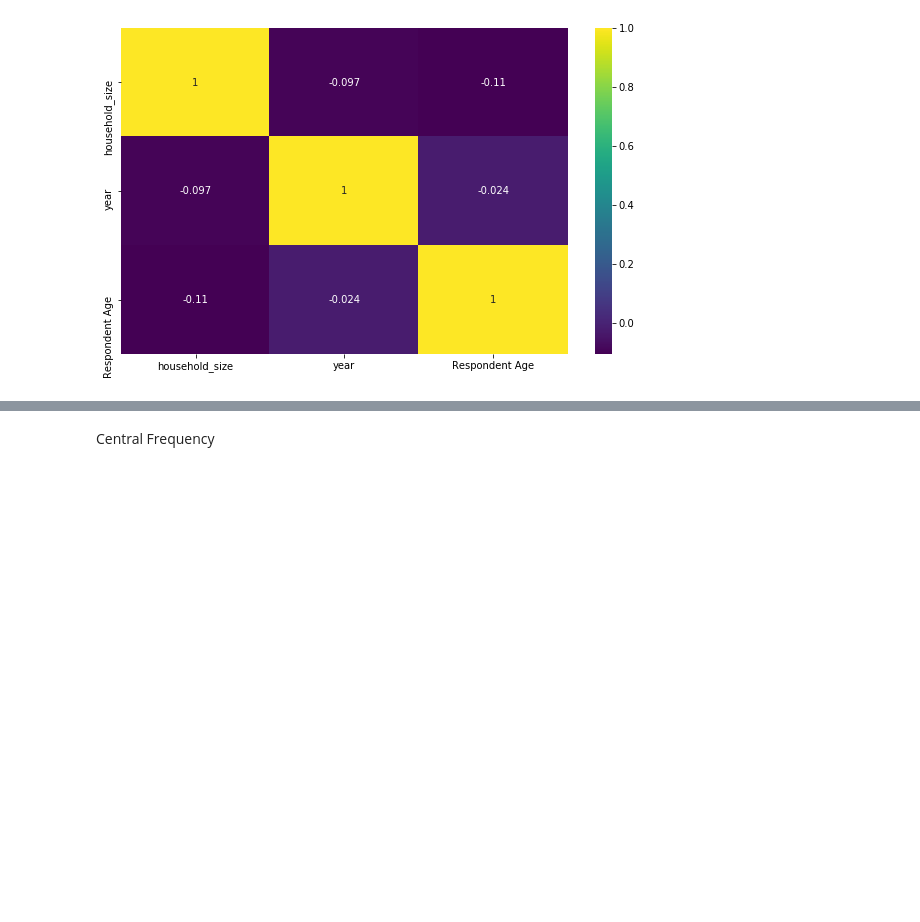
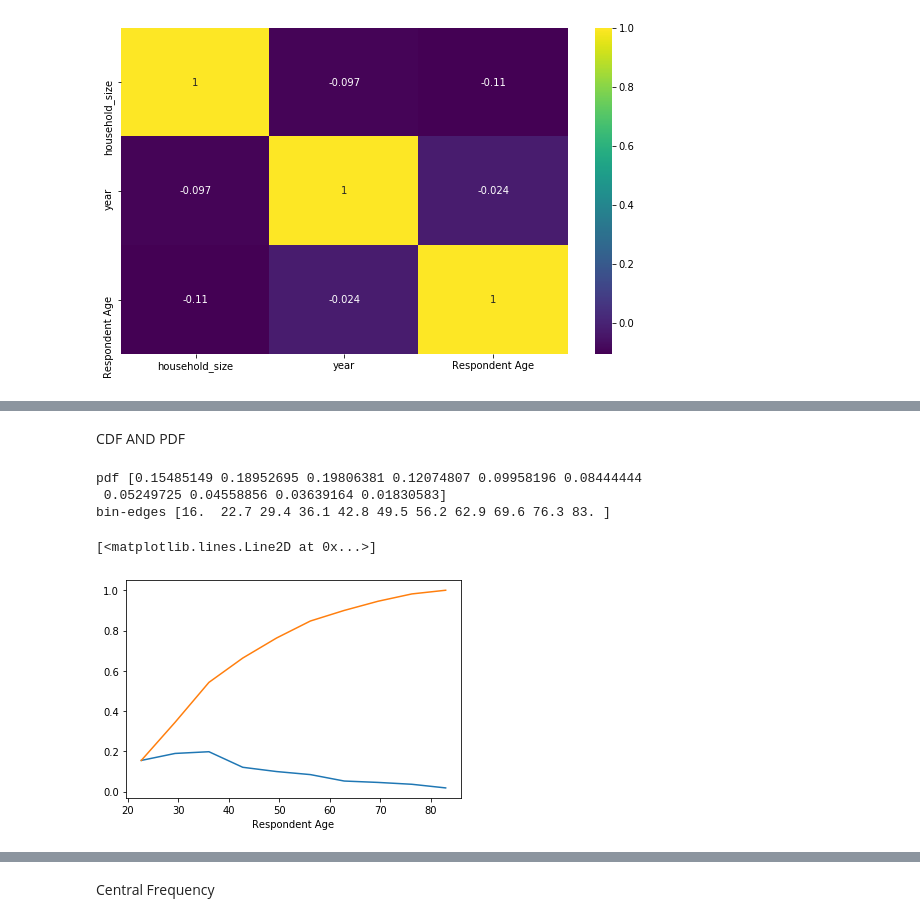
Before and after one commit to deelilah/Univariate-Bivariate-Multivariate, a Jupyter notebook: ip2.ipynb, the cells around one changed output, grey strips where cells are left out. Saved outputs shown, nothing was run; the diff lists cells and outputs as text; code cells hidden in the pictures; blank space fills up the shorter version.

```diff
--- a/ip2.ipynb
+++ b/ip2.ipynb
@@ -262,0 +271,18 @@ sns.heatmap(cm, annot=True, cmap = 'viridis')
+# %% [markdown]
+CDF AND PDF
+# %%
+counts,bin_edges=np.histogram(df4['Respondent Age'],bins=10,density=True)
+
+plt.xlabel('Respondent Age')
+pdf=counts/(sum(counts))
+print('pdf',pdf)
+print('bin-edges',bin_edges)
+cdf=np.cumsum(pdf)
+plt.plot(bin_edges[1:],pdf);
+plt.plot(bin_edges[1:],cdf)
+# %% [output]
+pdf [0.15485149 0.18952695 0.19806381 0.12074807 0.09958196 0.08444444
+ 0.05249725 0.04558856 0.03639164 0.01830583]
+bin-edges [16.  22.7 29.4 36.1 42.8 49.5 56.2 62.9 69.6 76.3 83. ]
+[<matplotlib.lines.Line2D at 0x...>]
+[figure, added]
```
Also changed, not shown: parts of 24 cells of this notebook.
